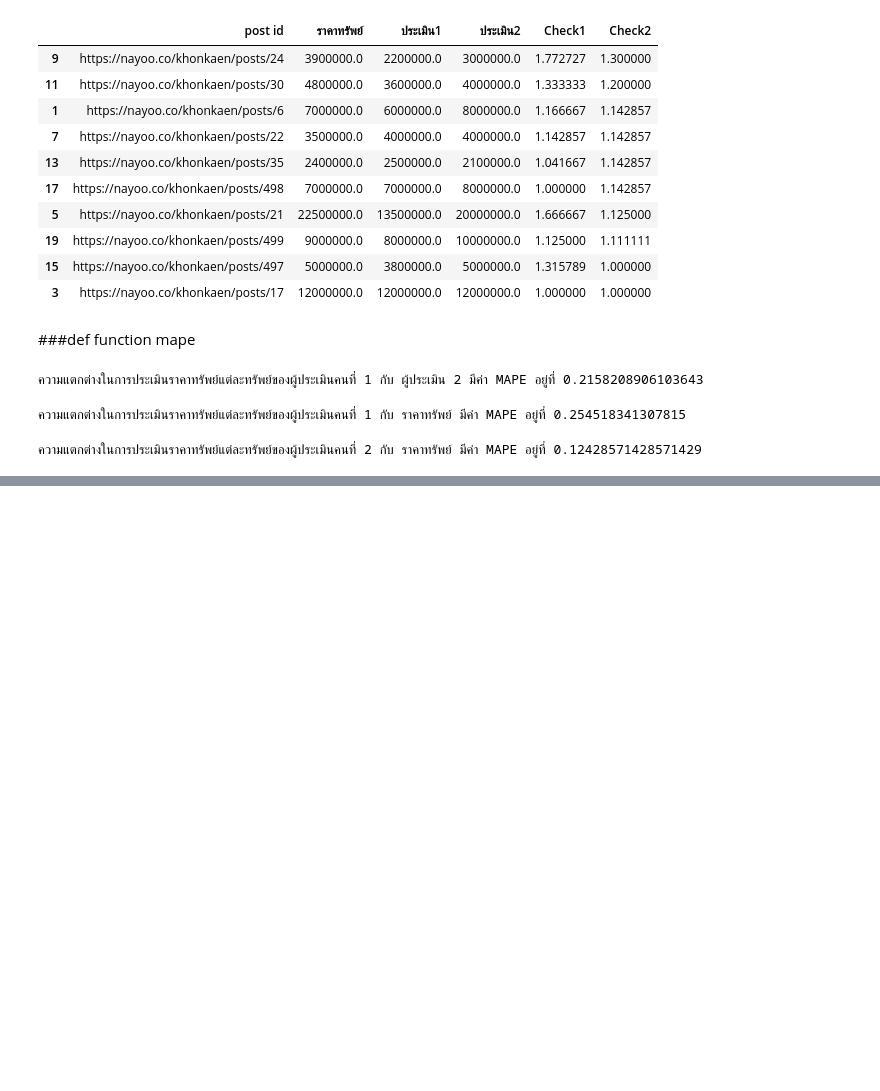
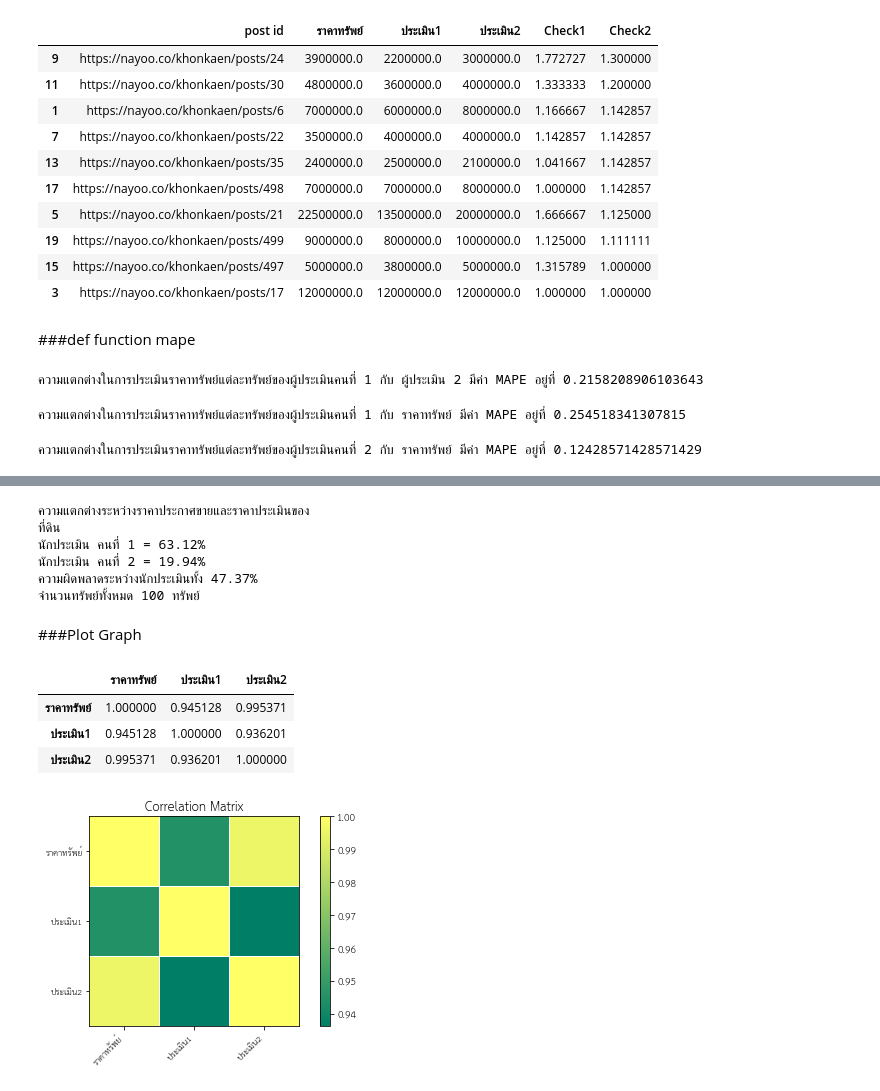
Before and after one commit to Nattakonjpg/bsc_dpbm22, a Jupyter notebook: [dataset1]_property_estimator.ipynb, the cells around one changed output, grey strips where cells are left out. Cells and saved outputs as stored; diff of their text form; code cells hidden in the pictures; blank space fills up the shorter version.

```diff
--- a/[dataset1]_property_estimator.ipynb
+++ b/[dataset1]_property_estimator.ipynb
@@ -1309,0 +1536,55 @@ print(f'ความแตกต่างในการประเมินร
+# %%
+tableLand['Check1'] = checkland1 #เพิ่มค่า check1 ไปในคอลัมน์ Check1
+tableLand[  'Check2'] = checkland2 #เพิ่มค่า check2 ไปในคอลัมน์ Check2
+tableLand.sort_values(by=['Check2'],ascending=False)
+# %%
+#index 47 ราคาทรัพย์ 245 ล้าน ->  ประเมิน1 = 24 ล้าน ประเมิน2 = 18ล้าน -> ขาด 0 แก้เป็น *10 ทั้ง 2 column [19]
+#index 58 ราคาทรัพย์ 120 ล้าน ->  ประเมิน1 = 14 ล้าน ประเมิน2 = 11ล้าน -> ขาด 0 แก้เป็น *10 ทั้ง 2 column [25]
+#index 148 ราคาทรัพย์ 7.3ล้าน -> ประเมิน2 = 80 ล้าน -> เกิน 0 /10  [20]
+#index 188 ราคาทรัพย์ 2.3ล้าน -> ประเมิน2 = 24 ล้าน -> เกิน 0/10  [89]
+missingL1 = tableLand.iloc[18,3]*10
+missingL2 = tableLand.iloc[18,4]*10
+missingL3 = tableLand.iloc[24,3]*10
+missingL4 = tableLand.iloc[24,4]*10
+missingL5 = tableLand.iloc[69,4]/10
+missingL6 = tableLand.iloc[89,4]/10
+tableLand.iloc[18,3] = missingL1
+tableLand.iloc[18,4] = missingL2
+tableLand.iloc[24,3] = missingL3
+tableLand.iloc[24,4] = missingL4
+tableLand.iloc[69,4] = missingL5
+tableLand.iloc[89,4] = missingL6
+tableLand.sort_values(by=['Check2'],ascending=False)
+# %%
+idl1MAPE = MAPE(tableLand['ประเมิน1'],pd.to_numeric(tableLand['ราคาทรัพย์']))
+idl2MAPE = MAPE(tableLand['ประเมิน2'],pd.to_numeric(tableLand['ราคาทรัพย์']))
+print(f'ความแตกต่างระหว่างราคาประกาศขายและราคาประเมินของ\nที่ดิน\nนักประเมิน คนที่ 1 = {idl1MAPE*100:.2f}%\nนักประเมิน คนที่ 2 = {idl2MAPE*100:.2f}%')
+onel2two = MAPE(tableLand['ประเมิน1'],tableLand['ประเมิน2'])
+twol2one = MAPE(tableLand['ประเมิน2'],tableLand['ประเมิน1'])
+print(f'ความผิดพลาดระหว่างนักประเมินทั้ง {((onel2two)+(twol2one))*50:.2f}%')
+print(f'จำนวนทรัพย์ทั้งหมด {len(tableLand)} ทรัพย์')
+# %% [output]
+ความแตกต่างระหว่างราคาประกาศขายและราคาประเมินของ
+ที่ดิน
+นักประเมิน คนที่ 1 = 63.12%
+นักประเมิน คนที่ 2 = 19.94%
+ความผิดพลาดระหว่างนักประเมินทั้ง 47.37%
+จำนวนทรัพย์ทั้งหมด 100 ทรัพย์
+# %% [markdown]
+###Plot Graph
+# %%
+landcorr = tableLand[['ความมั่นใจในการเมินราคาทรัพย์', 'ราคาทรัพย์', 'ประเมิน1','ประเมิน2', 'ให้คะแนนทรัพย์']]
+# %%
+landcorr.corr(method='pearson')
+# %% [output]
+|  | ราคาทรัพย์ | ประเมิน1 | ประเมิน2 |
+| ราคาทรัพย์ | 1.000000 | 0.945128 | 0.995371 |
+| ประเมิน1 | 0.945128 | 1.000000 | 0.936201 |
+| ประเมิน2 | 0.995371 | 0.936201 | 1.000000 |
+# %%
+landcorr1 = landcorr.corr()
+# %%
+sm.graphics.plot_corr(landcorr1, xnames=list(corr.columns), cmap='summer')
+plt.show()
+# %% [output]
+[figure, added]
```
Also changed, not shown: parts of 77 cells of this notebook.
